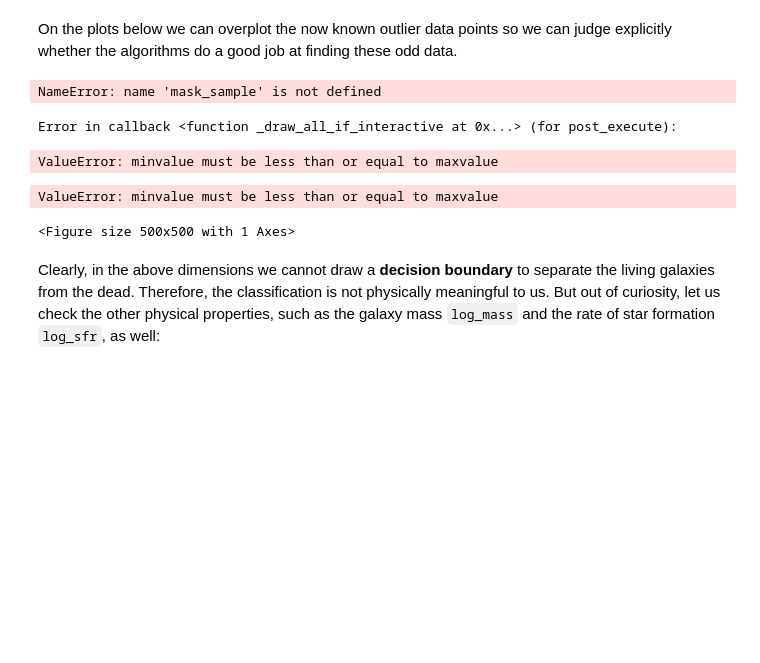
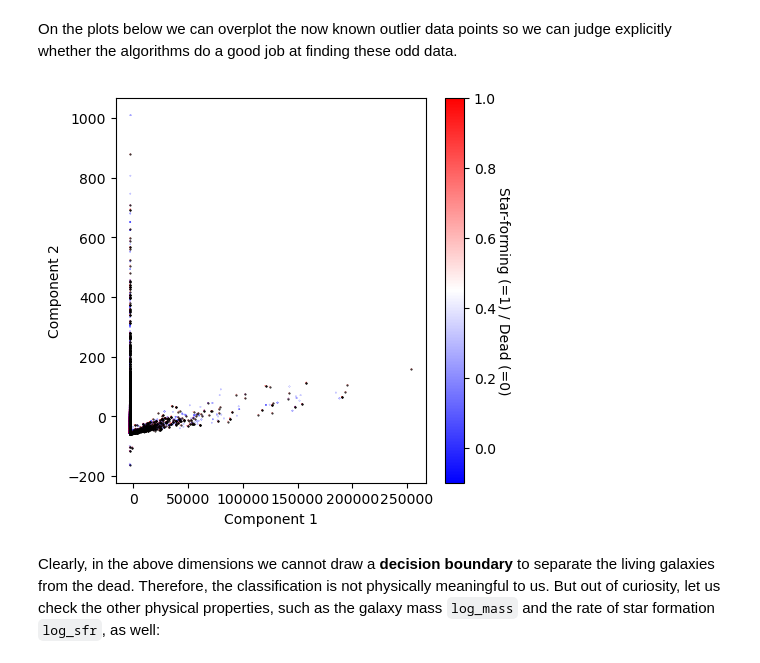
Before and after one commit to Nihilol/AppliedML2023, a Jupyter notebook: Week2/DimReductionPart1.ipynb, the cells around one changed output. Saved outputs shown, nothing was run; the diff lists cells and outputs as text; code cells hidden in the pictures; blank space fills up the shorter version.

```diff
--- a/Week2/DimReductionPart1.ipynb
+++ b/Week2/DimReductionPart1.ipynb
@@ -339,37 +341,36 @@ plot_pca2(y_pcs, df["is_star_forming"])
 # %% [markdown]
 On the plots below we can overplot the now known outlier data points so we can judge explicitly whether the algorithms do a good job at finding these odd data.
 # %%
+df_cut = df.iloc[idxs_rand]
+
 def plot_components(y_pcs, color_property, cmap='viridis', clabel=''):
     # set up the figure
     fig, ax = plt.subplots(1, figsize=(5, 5), dpi=100)
     #ax.set_xlim(np.percentile(y_pcs[:,0], 99), np.percentile(y_pcs[:,0], 1))
     #ax.set_ylim(np.percentile(y_pcs[:,1], 99), np.percentile(y_pcs[:,1], 1))
     ax.set_xlabel('Component 1')
     ax.set_ylabel('Component 2')
 
     # choose color property
-    y_color = df[color_property]
+    y_color = df_cut[color_property]
     vmin, vmax = np.percentile(y_color, 99), np.percentile(y_color, 1)
 
     # plot galaxies
+    is_sf = np.isin(df_cut.loc[:, 'is_star_forming'], 1)
     sc = ax.scatter(y_pcs[:, 0], y_pcs[:, 1], s=0.02,
                     c=y_color, cmap=cmap, vmin=vmin, vmax=vmax)
-    ax.scatter(y_pcs[mask_sample, 0], y_pcs[mask_sample, 1], s=0.2, c='k')
+    ax.scatter(y_pcs[is_sf, 0], y_pcs[is_sf, 1], s=0.2, c='k')
 
     # add colorbar
     cbar = plt.colorbar(sc)
     cbar.ax.set_ylabel(clabel, rotation=270, labelpad=10)
     plt.show()
     return
 
 plot_components(y_pcs, color_property='is_star_forming',
                 cmap='bwr', clabel='Star-forming (=1) / Dead (=0)')
 # %% [output]
-NameError: name 'mask_sample' is not defined
-Error in callback <function _draw_all_if_interactive at 0x...> (for post_execute):
-ValueError: minvalue must be less than or equal to maxvalue
-ValueError: minvalue must be less than or equal to maxvalue
-<Figure size 500x500 with 1 Axes>
+[figure, added]
 # %% [markdown]
 Clearly, in the above dimensions we cannot draw a **decision boundary** to separate the living galaxies from the dead. Therefore, the classification is not physically meaningful to us. But out of curiosity, let us check the other physical properties, such as the galaxy mass `log_mass` and the rate of star formation `log_sfr`, as well:
 # %%
```
Also changed, not shown: parts of 17 cells of this notebook, 13 other files.
